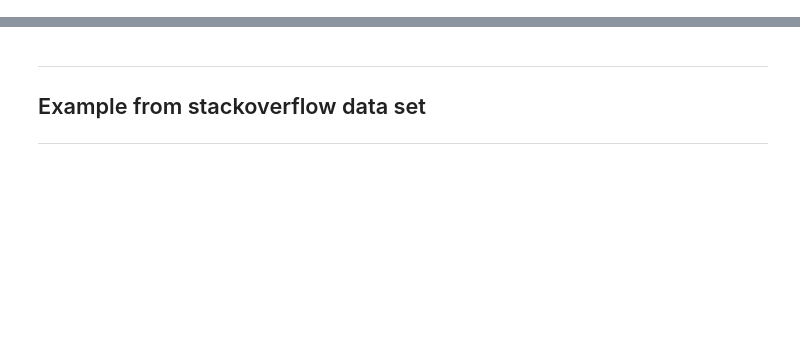
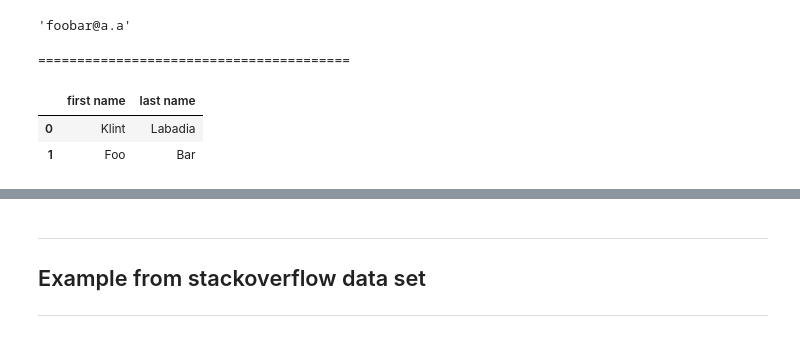
Before and after one commit to thandora/pandas-notes, a Jupyter notebook: pandas_02.ipynb, the cells around one changed output, grey strips where cells are left out. Drawn from its saved outputs; the diff is of its cells as text; code cells hidden in the pictures; blank space fills up the shorter version.

```diff
--- a/pandas_02.ipynb
+++ b/pandas_02.ipynb
@@ -88,12 +184,19 @@ display(y)
 # %%
 ## Selecting Column from Row using iloc
 
 # 1 = row, 2 = column
-# i.e. email (column) of entry at index 1 (row)
+# i.e. email (index 2- column) of entry at index 1 (row)
 x = people_df.iloc[1, 2]
 
 # Example 2 - First name (0) and last name (1) of entries at index 0 to 1 (0:2)
 y = people_df.iloc[0:2, [0, 1]]
 
 display(x)
+printhr()
 display(y)
+# %% [output]
+'foobar@a.a'
+========================================
+|  | first name | last name |
+| 0 | Klint | Labadia |
+| 1 | Foo | Bar |
```
Also changed, not shown: parts of 21 cells of this notebook, 1 other file.
